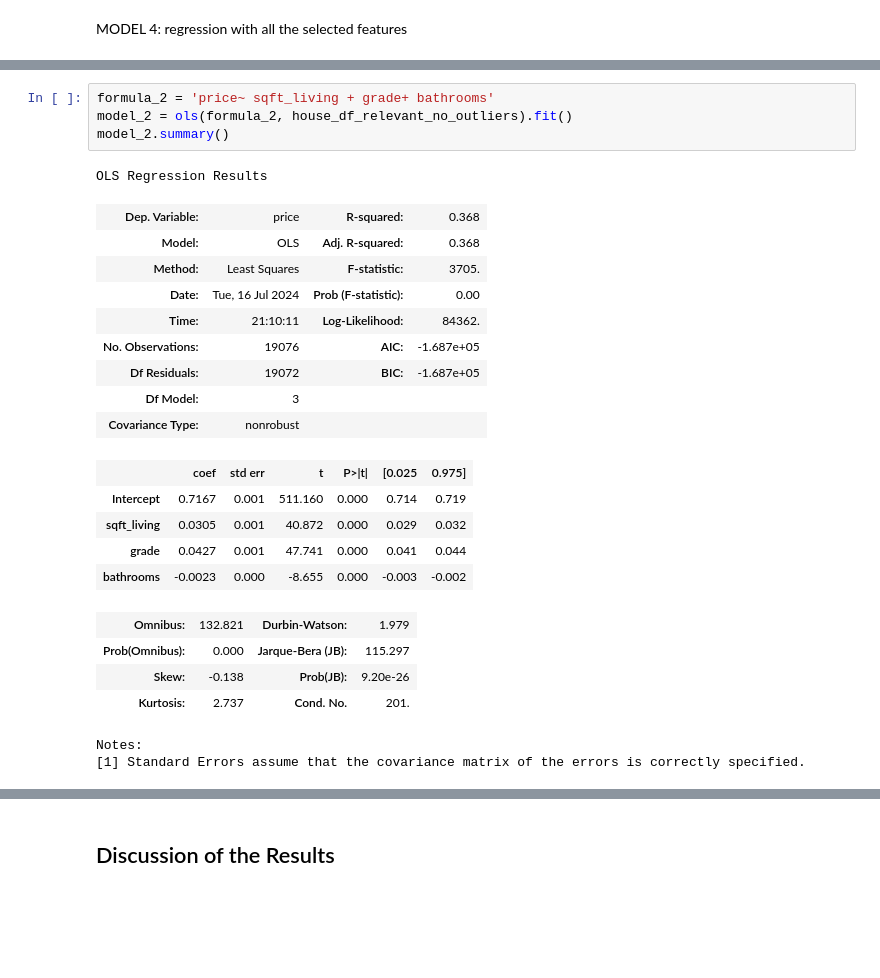
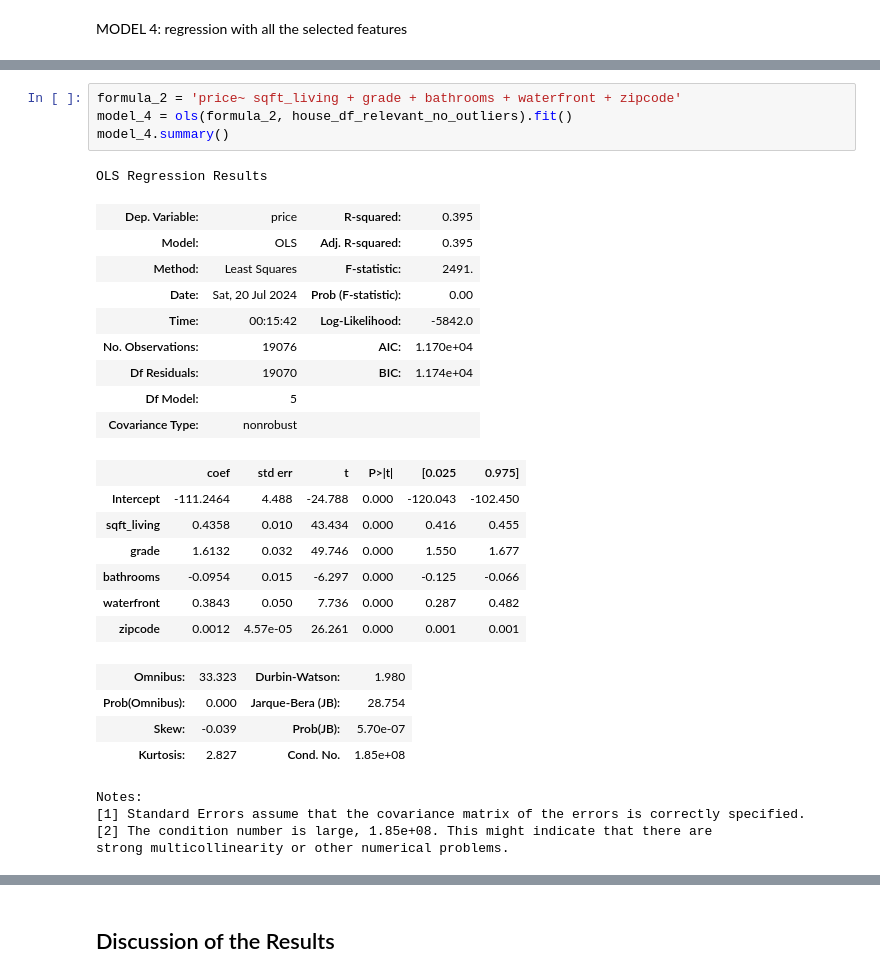
Before and after one commit to ANGI3MAINA/King-County-Housing-Analysis, a Jupyter notebook: Data/Work/George.ipynb, the cells around one changed output, grey strips where cells are left out. Drawn from its saved outputs; the diff is of its cells as text; blank space fills up the shorter version.

```diff
--- a/Data/Work/George.ipynb
+++ b/Data/Work/George.ipynb
@@ -489,27 +484,31 @@ Model 4 - Comprehensive Regression with All Features:
 # %%
-formula_2 = 'price~ sqft_living + grade+ bathrooms'
-model_2 = ols(formula_2, house_df_relevant_no_outliers).fit()
-model_2.summary()
+formula_2 = 'price~ sqft_living + grade + bathrooms + waterfront + zipcode'
+model_4 = ols(formula_2, house_df_relevant_no_outliers).fit()
+model_4.summary()
 # %% [output]
 OLS Regression Results
-| Dep. Variable: | price | R-squared: | 0.368 |
-| Model: | OLS | Adj. R-squared: | 0.368 |
-| Method: | Least Squares | F-statistic: | 3705. |
-| Date: | Tue, 16 Jul 2024 | Prob (F-statistic): | 0.00 |
-| Time: | 21:10:11 | Log-Likelihood: | 84362. |
-| No. Observations: | 19076 | AIC: | -1.687e+05 |
-| Df Residuals: | 19072 | BIC: | -1.687e+05 |
-| Df Model: | 3 |  |  |
+| Dep. Variable: | price | R-squared: | 0.395 |
+| Model: | OLS | Adj. R-squared: | 0.395 |
+| Method: | Least Squares | F-statistic: | 2491. |
+| Date: | Sat, 20 Jul 2024 | Prob (F-statistic): | 0.00 |
+| Time: | 00:15:42 | Log-Likelihood: | -5842.0 |
+| No. Observations: | 19076 | AIC: | 1.170e+04 |
+| Df Residuals: | 19070 | BIC: | 1.174e+04 |
+| Df Model: | 5 |  |  |
 | Covariance Type: | nonrobust |  |  |
 |  | coef | std err | t | P>|t| | [0.025 | 0.975] |
-| Intercept | 0.7167 | 0.001 | 511.160 | 0.000 | 0.714 | 0.719 |
-| sqft_living | 0.0305 | 0.001 | 40.872 | 0.000 | 0.029 | 0.032 |
-| grade | 0.0427 | 0.001 | 47.741 | 0.000 | 0.041 | 0.044 |
-| bathrooms | -0.0023 | 0.000 | -8.655 | 0.000 | -0.003 | -0.002 |
+| Intercept | -111.2464 | 4.488 | -24.788 | 0.000 | -120.043 | -102.450 |
+| sqft_living | 0.4358 | 0.010 | 43.434 | 0.000 | 0.416 | 0.455 |
+| grade | 1.6132 | 0.032 | 49.746 | 0.000 | 1.550 | 1.677 |
+| bathrooms | -0.0954 | 0.015 | -6.297 | 0.000 | -0.125 | -0.066 |
+| waterfront | 0.3843 | 0.050 | 7.736 | 0.000 | 0.287 | 0.482 |
+| zipcode | 0.0012 | 4.57e-05 | 26.261 | 0.000 | 0.001 | 0.001 |
-| Omnibus: | 132.821 | Durbin-Watson: | 1.979 |
-| Prob(Omnibus): | 0.000 | Jarque-Bera (JB): | 115.297 |
-| Skew: | -0.138 | Prob(JB): | 9.20e-26 |
-| Kurtosis: | 2.737 | Cond. No. | 201. |
+| Omnibus: | 33.323 | Durbin-Watson: | 1.980 |
+| Prob(Omnibus): | 0.000 | Jarque-Bera (JB): | 28.754 |
+| Skew: | -0.039 | Prob(JB): | 5.70e-07 |
+| Kurtosis: | 2.827 | Cond. No. | 1.85e+08 |
 Notes:
 [1] Standard Errors assume that the covariance matrix of the errors is correctly specified.
+[2] The condition number is large, 1.85e+08. This might indicate that there are
+strong multicollinearity or other numerical problems.
 # %%
```
Also changed, not shown: parts of 3 cells of this notebook.
